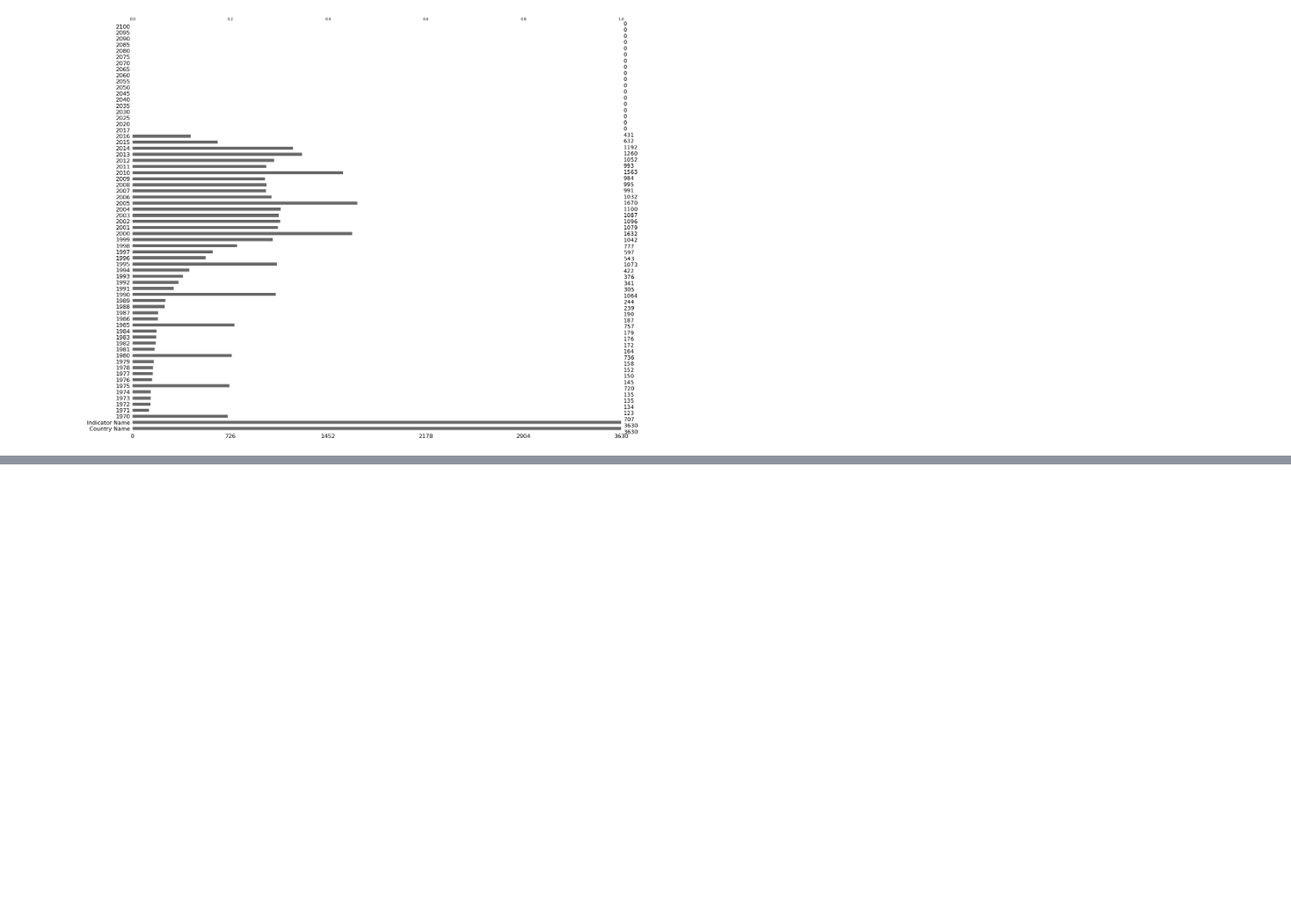
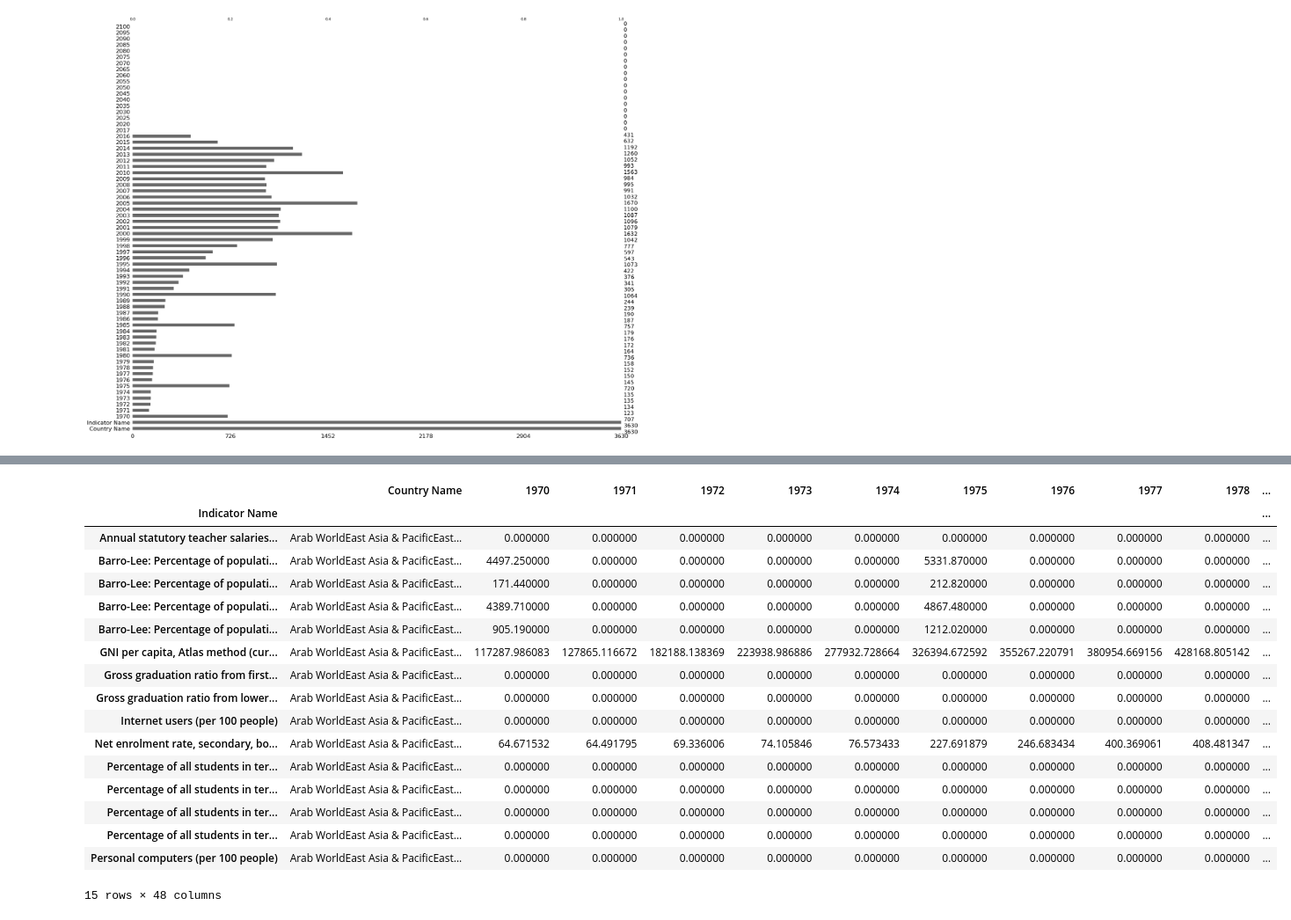
Before and after one commit to lalende/OpenClassRooms-Certification-Data-Scientist, a Jupyter notebook: Projet 2 - Analysez des données de systèmes éducatifs/Projet 2.ipynb, the cells around one changed output, grey strips where cells are left out. Shown at 88% size. Drawn from its saved outputs; the diff is of its cells as text; code cells hidden in the pictures; blank space fills up the shorter version.

Commit message:
Analyse du dataframe que nous venons de créer

```diff
--- a/Projet 2 - Analysez des données de systèmes éducatifs/Projet 2.ipynb
+++ b/Projet 2 - Analysez des données de systèmes éducatifs/Projet 2.ipynb
@@ -893,0 +911,21 @@ msno.dendrogram(df)
+# %%
+df.groupby("Indicator Name").sum()
+# %% [output]
+|  | Country Name | 1970 | 1971 | 1972 | 1973 | 1974 | 1975 | 1976 | 1977 | 1978 | ... |
+| Indicator Name |  |  |  |  |  |  |  |  |  |  | ... |
+| Annual statutory teacher salaries... | Arab WorldEast Asia & PacificEast... | 0.000000 | 0.000000 | 0.000000 | 0.000000 | 0.000000 | 0.000000 | 0.000000 | 0.000000 | 0.000000 | ... |
+| Barro-Lee: Percentage of populati... | Arab WorldEast Asia & PacificEast... | 4497.250000 | 0.000000 | 0.000000 | 0.000000 | 0.000000 | 5331.870000 | 0.000000 | 0.000000 | 0.000000 | ... |
+| Barro-Lee: Percentage of populati... | Arab WorldEast Asia & PacificEast... | 171.440000 | 0.000000 | 0.000000 | 0.000000 | 0.000000 | 212.820000 | 0.000000 | 0.000000 | 0.000000 | ... |
+| Barro-Lee: Percentage of populati... | Arab WorldEast Asia & PacificEast... | 4389.710000 | 0.000000 | 0.000000 | 0.000000 | 0.000000 | 4867.480000 | 0.000000 | 0.000000 | 0.000000 | ... |
+| Barro-Lee: Percentage of populati... | Arab WorldEast Asia & PacificEast... | 905.190000 | 0.000000 | 0.000000 | 0.000000 | 0.000000 | 1212.020000 | 0.000000 | 0.000000 | 0.000000 | ... |
+| GNI per capita, Atlas method (cur... | Arab WorldEast Asia & PacificEast... | 117287.986083 | 127865.116672 | 182188.138369 | 223938.986886 | 277932.728664 | 326394.672592 | 355267.220791 | 380954.669156 | 428168.805142 | ... |
+| Gross graduation ratio from first... | Arab WorldEast Asia & PacificEast... | 0.000000 | 0.000000 | 0.000000 | 0.000000 | 0.000000 | 0.000000 | 0.000000 | 0.000000 | 0.000000 | ... |
+| Gross graduation ratio from lower... | Arab WorldEast Asia & PacificEast... | 0.000000 | 0.000000 | 0.000000 | 0.000000 | 0.000000 | 0.000000 | 0.000000 | 0.000000 | 0.000000 | ... |
+| Internet users (per 100 people) | Arab WorldEast Asia & PacificEast... | 0.000000 | 0.000000 | 0.000000 | 0.000000 | 0.000000 | 0.000000 | 0.000000 | 0.000000 | 0.000000 | ... |
+| Net enrolment rate, secondary, bo... | Arab WorldEast Asia & PacificEast... | 64.671532 | 64.491795 | 69.336006 | 74.105846 | 76.573433 | 227.691879 | 246.683434 | 400.369061 | 408.481347 | ... |
+| Percentage of all students in ter... | Arab WorldEast Asia & PacificEast... | 0.000000 | 0.000000 | 0.000000 | 0.000000 | 0.000000 | 0.000000 | 0.000000 | 0.000000 | 0.000000 | ... |
+| Percentage of all students in ter... | Arab WorldEast Asia & PacificEast... | 0.000000 | 0.000000 | 0.000000 | 0.000000 | 0.000000 | 0.000000 | 0.000000 | 0.000000 | 0.000000 | ... |
+| Percentage of all students in ter... | Arab WorldEast Asia & PacificEast... | 0.000000 | 0.000000 | 0.000000 | 0.000000 | 0.000000 | 0.000000 | 0.000000 | 0.000000 | 0.000000 | ... |
+| Percentage of all students in ter... | Arab WorldEast Asia & PacificEast... | 0.000000 | 0.000000 | 0.000000 | 0.000000 | 0.000000 | 0.000000 | 0.000000 | 0.000000 | 0.000000 | ... |
+| Personal computers (per 100 people) | Arab WorldEast Asia & PacificEast... | 0.000000 | 0.000000 | 0.000000 | 0.000000 | 0.000000 | 0.000000 | 0.000000 | 0.000000 | 0.000000 | ... |
+15 rows × 48 columns
```
Also changed, not shown: parts of 11 cells of this notebook.
